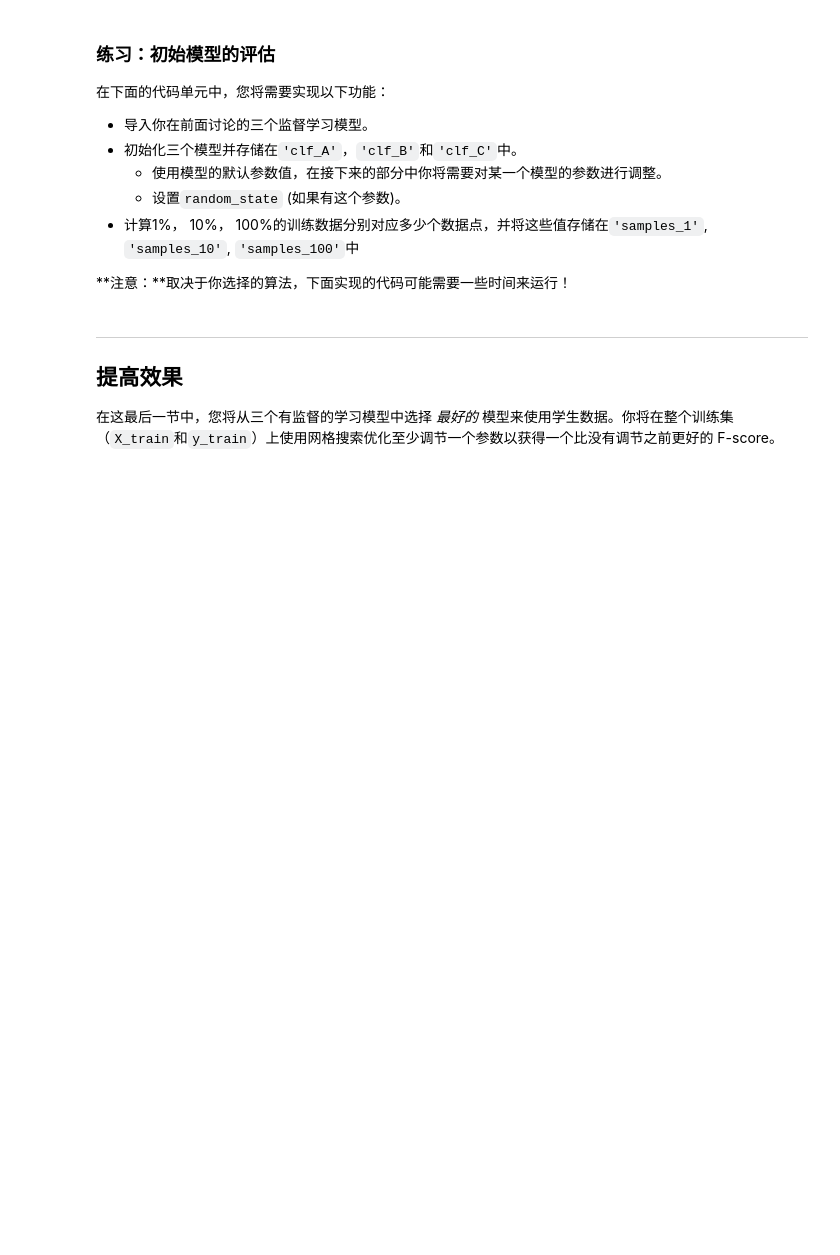
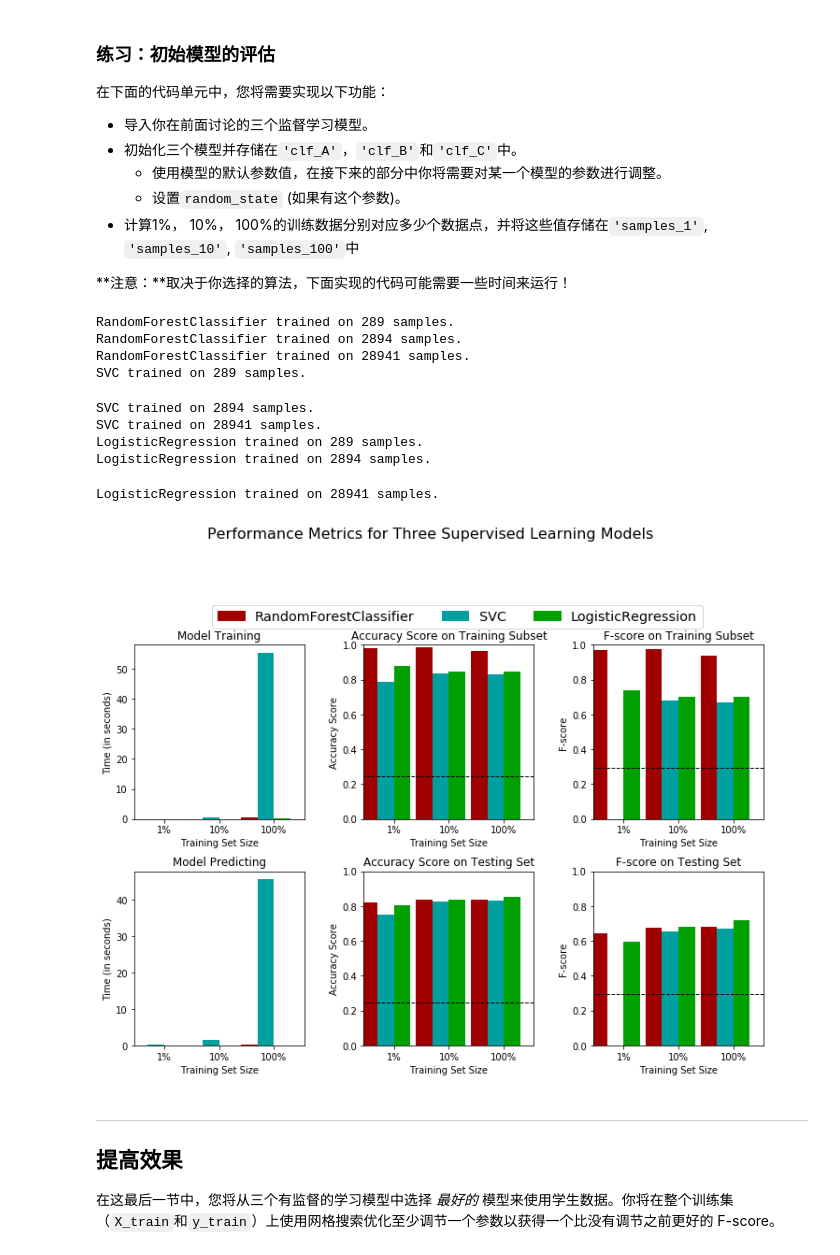
Before and after one commit to tailiang2008/udacity, a Jupyter notebook: Case/Finding_donors/finding_donors.ipynb, the cells around one changed output. Cells and saved outputs as stored; diff of their text form; code cells hidden in the pictures; blank space fills up the shorter version.

```diff
--- a/Case/Finding_donors/finding_donors.ipynb
+++ b/Case/Finding_donors/finding_donors.ipynb
@@ -338,33 +337,33 @@ def train_predict(learner, sample_size, X_train, y_train, X_val, y_val):
     # TODO：使用sample_size大小的训练数据来拟合学习器
     # TODO: Fit the learner to the training data using slicing with 'sample_size'
     start = time() # 获得程序开始时间
-    learner = None
+    learner.fit(X_train[:(sample_size+1)],y_train[:(sample_size+1)])
     end = time() # 获得程序结束时间
 
     # TODO：计算训练时间
-    results['train_time'] = None
+    results['train_time'] = end - start
 
     # TODO: 得到在验证集上的预测值
     #       然后得到对前300个训练数据的预测结果
     start = time() # 获得程序开始时间
-    predictions_val = None
-    predictions_train = None
+    predictions_val = learner.predict(X_val)
+    predictions_train = learner.predict(X_train[:(sample_size+1)])
     end = time() # 获得程序结束时间
 
     # TODO：计算预测用时
-    results['pred_time'] = None
+    results['pred_time'] = end - start
 
     # TODO：计算在最前面的300个训练数据的准确率
-    results['acc_train'] = None
+    results['acc_train'] = accuracy_score(y_train[:(sample_size+1)], predictions_train)
 
     # TODO：计算在验证上的准确率
-    results['acc_val'] = None
+    results['acc_val'] = accuracy_score(y_val, predictions_val)
 
     # TODO：计算在最前面300个训练数据上的F-score
-    results['f_train'] = None
+    results['f_train'] = fbeta_score(y_train[:(sample_size+1)], predictions_train, beta = 0.5)
 
     # TODO：计算验证集上的F-score
-    results['f_val'] = None
+    results['f_val'] = fbeta_score(y_val, predictions_val, beta = 0.5)
 
     # 成功
     print ("{} trained on {} samples.".format(learner.__class__.__name__, sample_size))
@@ -383,27 +382,40 @@ def train_predict(learner, sample_size, X_train, y_train, X_val, y_val):
 **注意：**取决于你选择的算法，下面实现的代码可能需要一些时间来运行！
 # %%
 # TODO：从sklearn中导入三个监督学习模型
-
+from sklearn.ensemble import RandomForestClassifier
+from sklearn.svm import SVC
+from sklearn.linear_model import LogisticRegression
 # TODO：初始化三个模型
-clf_A = None
-clf_B = None
-clf_C = None
+clf_A = RandomForestClassifier()
+clf_B = SVC(gamma = 'auto')
+clf_C = LogisticRegression()
 
 # TODO：计算1%， 10%， 100%的训练数据分别对应多少点
-samples_1 = None
-samples_10 = None
-samples_100 = None
+samples_1 = int(X_train.shape[0] * 0.01)
+samples_10 = int(X_train.shape[0] * 0.1)
+samples_100 = X_train.shape[0]
 
 # 收集学习器的结果
 results = {}
 for clf in [clf_A, clf_B, clf_C]:
     clf_name = clf.__class__.__name__
     results[clf_name] = {}
     for i, samples in enumerate([samples_1, samples_10, samples_100]):
         results[clf_name][i] = train_predict(clf, samples, X_train, y_train, X_val, y_val)
 
 # 对选择的三个模型得到的评价结果进行可视化
 vs.evaluate(results, accuracy, fscore)
+# %% [output]
+RandomForestClassifier trained on 289 samples.
+RandomForestClassifier trained on 2894 samples.
+RandomForestClassifier trained on 28941 samples.
+SVC trained on 289 samples.
+SVC trained on 2894 samples.
+SVC trained on 28941 samples.
+LogisticRegression trained on 289 samples.
+LogisticRegression trained on 2894 samples.
+LogisticRegression trained on 28941 samples.
+[figure, added]
 # %% [markdown]
 ----
 ## 提高效果
```
Also changed, not shown: parts of 4 cells of this notebook, 1 other file.
